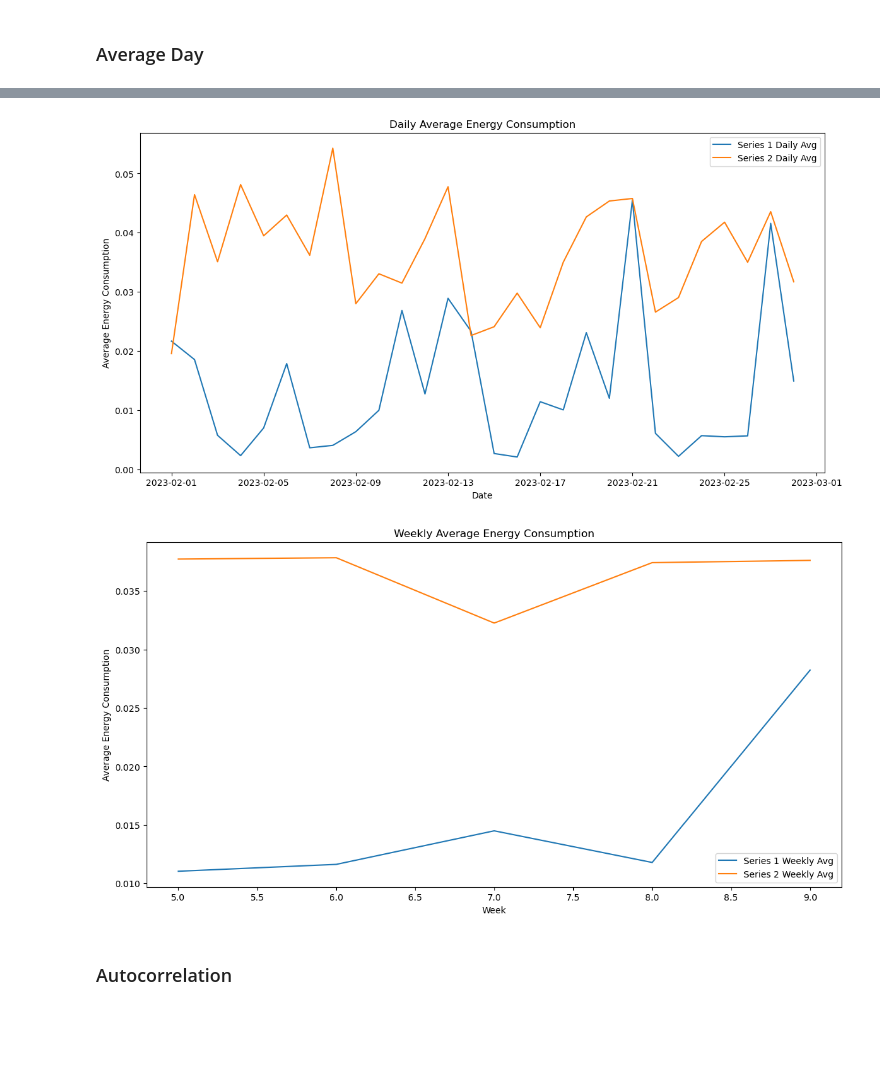
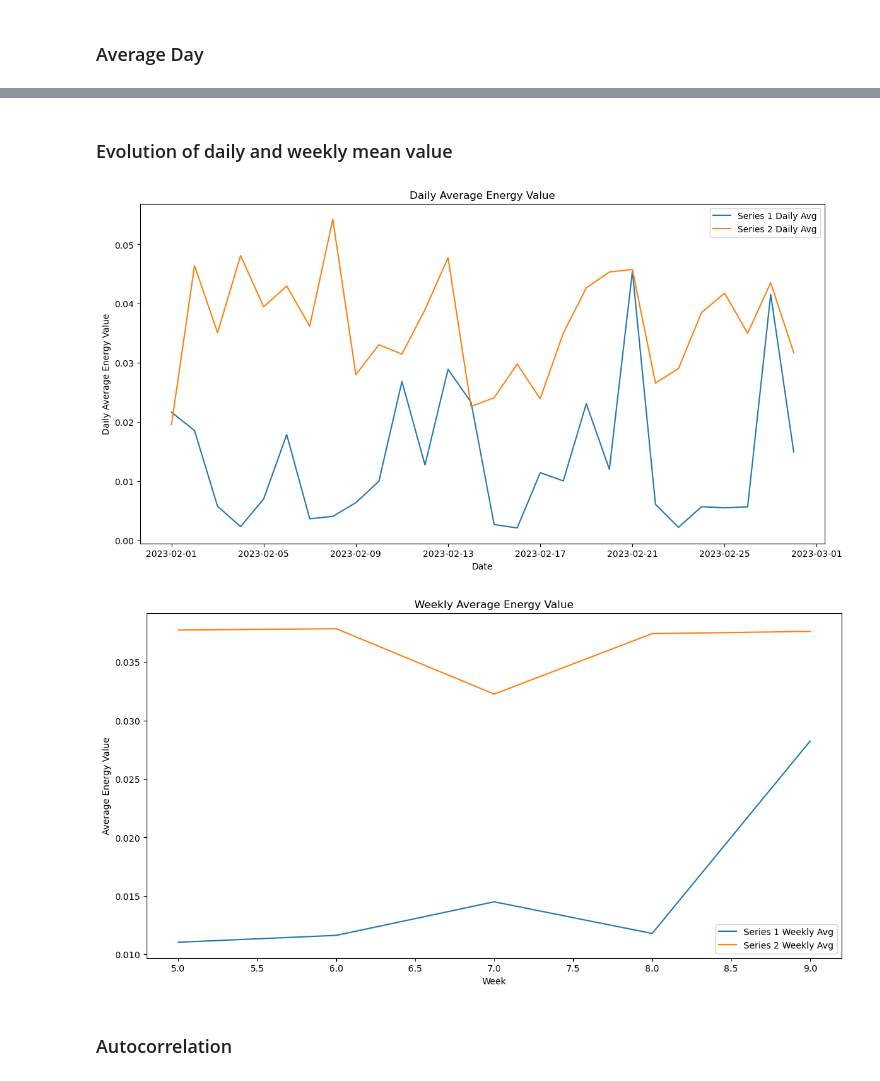
Before and after one commit to nimoror/exnaton_challenge, a Jupyter notebook: task_a/notebooks/data_analysis.ipynb, the cells around one changed output, grey strips where cells are left out. Saved outputs shown, nothing was run; the diff lists cells and outputs as text; code cells hidden in the pictures; blank space fills up the shorter version.

```diff
--- a/task_a/notebooks/data_analysis.ipynb
+++ b/task_a/notebooks/data_analysis.ipynb
@@ -75,6 +93,14 @@ timestamp       0
 tags.muid       0
 tags.quality    0
 dtype: int64
+# %%
+# Preprocessing
+def preprocess_df(df):
+    df['timestamp'] = pd.to_datetime(df['timestamp'])
+    return df
+
+df1 = preprocess_df(df1)
+df2 = preprocess_df(df2)
 # %% [markdown]
 ## Exploratory Data Analysis
 # %%
@@ -111,10 +136,6 @@ max        0.173250
 # %% [markdown]
 ### Full timeseries
 # %%
-# Convert 'timestamp' to datetime if not already
-df1['timestamp'] = pd.to_datetime(df1['timestamp'])
-df2['timestamp'] = pd.to_datetime(df2['timestamp'])
-
 # Plotting energy measurements over time
 plt.figure(figsize=(14, 7))
 plt.plot(df1['timestamp'], df1['0100021D00FF'], label='Series 1')
@@ -217,39 +232,38 @@ Series 2 - Weekday Average: 0.03521145833333334 Weekend Average: 0.0390653645833
+# %% [markdown]
+### Evolution of daily and weekly mean value
 # %%
-# Grouping by different time intervals
-df1['date'] = df1['timestamp'].dt.date
-df2['date'] = df2['timestamp'].dt.date
+def daily_and_weekly_aggregation(df, value_col):
+    df['date'] = df['timestamp'].dt.date
+    daily_avg = df.groupby('date')[value_col].mean()
 
-# Daily aggregation
-daily_avg1 = df1.groupby('date')['0100021D00FF'].mean()
-daily_avg2 = df2.groupby('date')['0100011D00FF'].mean()
+    df['week'] = df['timestamp'].dt.isocalendar().week
+    weekly_avg = df.groupby('week')[value_col].mean()
+    return daily_avg, weekly_avg
 
-# Weekly aggregation
-df1['week'] = df1['timestamp'].dt.isocalendar().week
-df2['week'] = df2['timestamp'].dt.isocalendar().week
-weekly_avg1 = df1.groupby('week')['0100021D00FF'].mean()
-weekly_avg2 = df2.groupby('week')['0100011D00FF'].mean()
+daily_avg1, weekly_avg1 = daily_and_weekly_aggregation(df1, '0100021D00FF')
+daily_avg2, weekly_avg2 = daily_and_weekly_aggregation(df2, '0100011D00FF')
 
 # Plotting daily and weekly averages
 plt.figure(figsize=(14, 7))
 plt.plot(daily_avg1.index, daily_avg1.values, label='Series 1 Daily Avg')
 plt.plot(daily_avg2.index, daily_avg2.values, label='Series 2 Daily Avg')
-plt.title('Daily Average Energy Consumption')
+plt.title('Daily Average Energy Value')
 plt.xlabel('Date')
-plt.ylabel('Average Energy Consumption')
+plt.ylabel('Daily Average Energy Value')
 plt.legend()
 plt.show()
 
 plt.figure(figsize=(14, 7))
 plt.plot(weekly_avg1.index, weekly_avg1.values, label='Series 1 Weekly Avg')
 plt.plot(weekly_avg2.index, weekly_avg2.values, label='Series 2 Weekly Avg')
-plt.title('Weekly Average Energy Consumption')
+plt.title('Weekly Average Energy Value')
 plt.xlabel('Week')
-plt.ylabel('Average Energy Consumption')
+plt.ylabel('Average Energy Value')
 plt.legend()
 plt.show()
 # %% [output]
-[figure, old version]
+[figure, new version]
-[figure, old version]
+[figure, new version]
 # %% [markdown]
 ### Autocorrelation
 # %%
```
Also changed, not shown: parts of 19 cells of this notebook.
